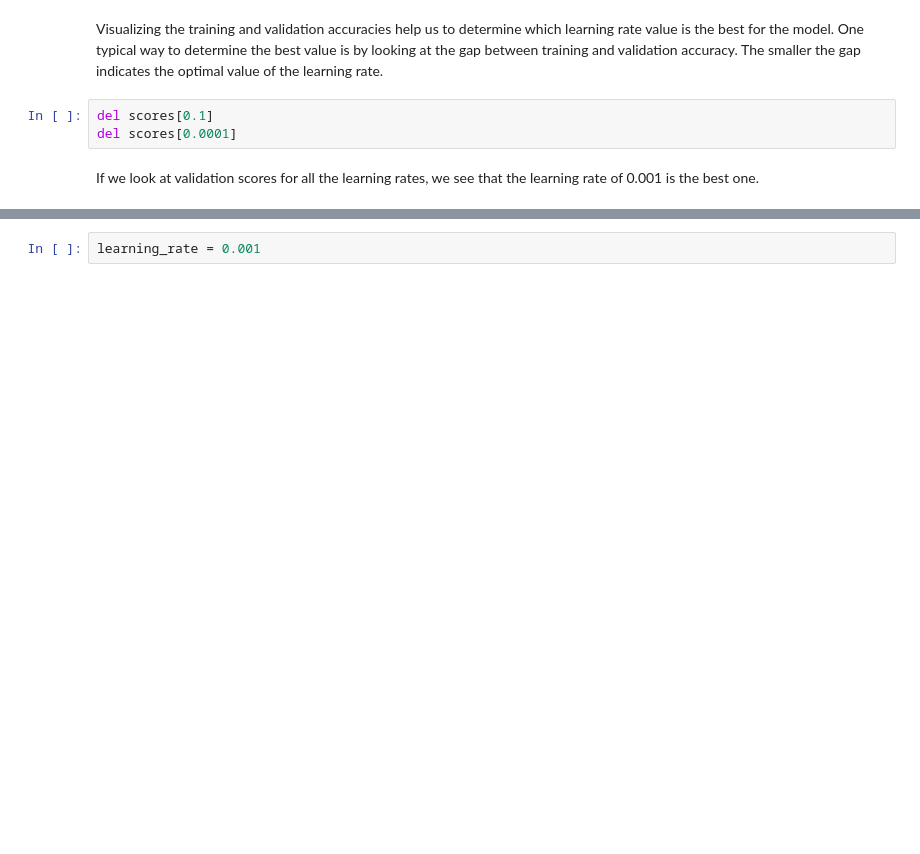
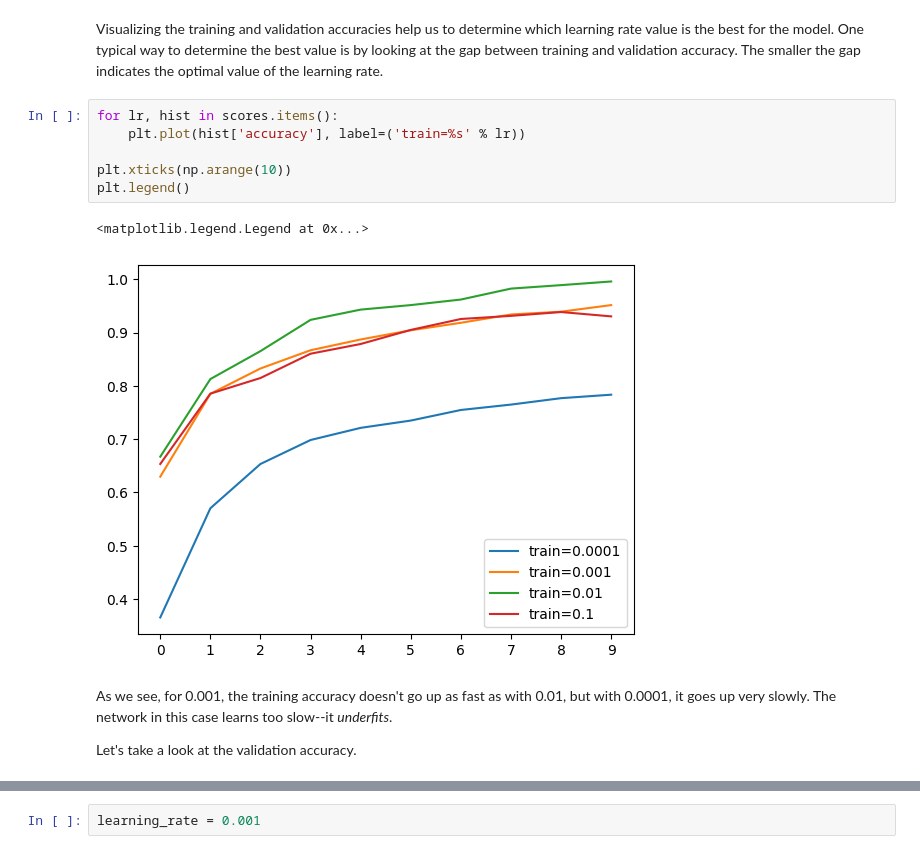
Before and after one commit to wanyingng/machine-learning-zoomcamp-2024, a Jupyter notebook: 08-deep-learning/08-fashion-neural-nets.ipynb, the cells around one changed output, grey strips where cells are left out. Drawn from its saved outputs; the diff is of its cells as text; blank space fills up the shorter version.

```diff
--- a/08-deep-learning/08-fashion-neural-nets.ipynb
+++ b/08-deep-learning/08-fashion-neural-nets.ipynb
@@ -1170,9 +1189,17 @@ for lr in [0.0001, 0.001, 0.01, 0.1]:
 # %% [markdown]
 Visualizing the training and validation accuracies help us to determine which learning rate value is the best for the model. One typical way to determine the best value is by looking at the gap between training and validation accuracy. The smaller the gap indicates the optimal value of the learning rate.
-# %%
-del scores[0.1]
-del scores[0.0001]
-# %% [markdown]
-If we look at validation scores for all the learning rates, we see that the learning rate of 0.001 is the best one.
+# %%
+for lr, hist in scores.items():
+    plt.plot(hist['accuracy'], label=('train=%s' % lr))
+
+plt.xticks(np.arange(10))
+plt.legend()
+# %% [output]
+<matplotlib.legend.Legend at 0x...>
+[figure, added]
+# %% [markdown]
+As we see, for 0.001, the training accuracy doesn't go up as fast as with 0.01, but with 0.0001, it goes up very slowly. The network in this case learns too slow--it *underfits*.
+
+Let's take a look at the validation accuracy.
 # %%
 for lr, hist in scores.items():
```
Also changed, not shown: parts of 15 cells of this notebook.
